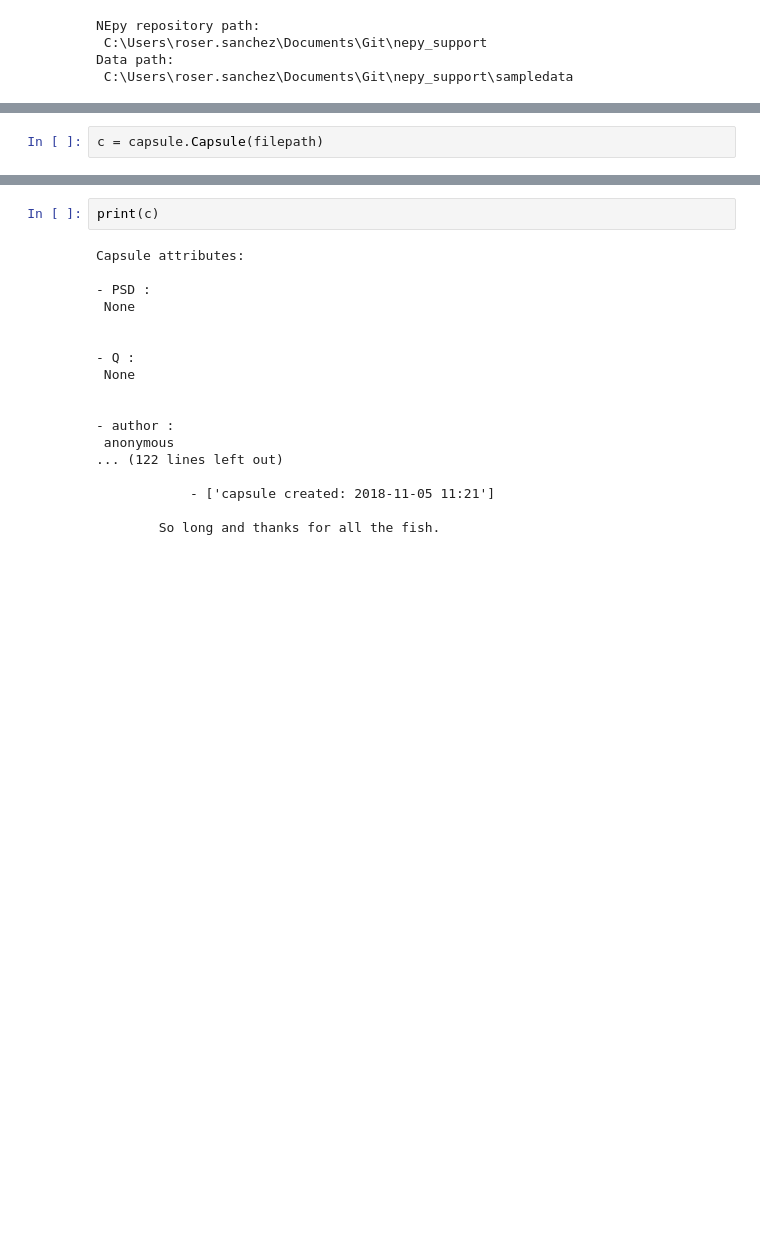
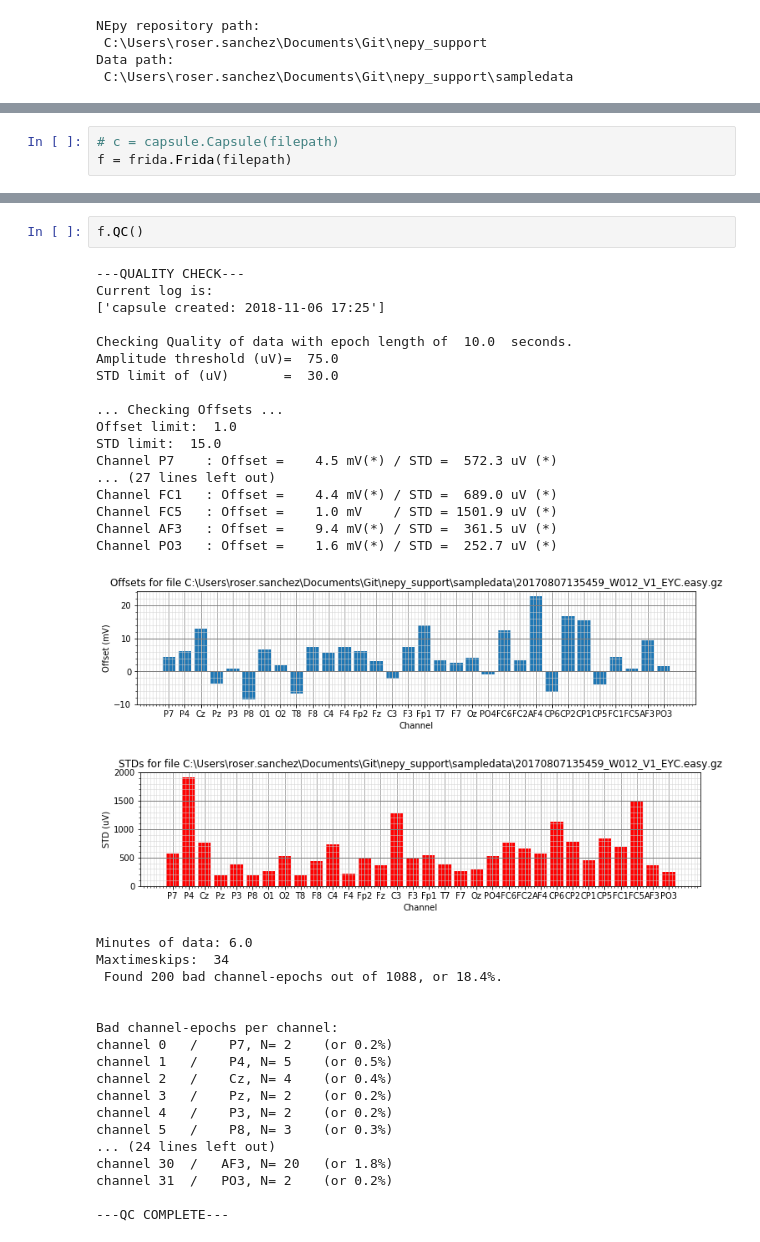
Before and after one commit to Neuroelectrics/NEPy, a Jupyter notebook: demos/test_capsule.ipynb, the cells around one changed output, grey strips where cells are left out. Saved outputs shown, nothing was run; the diff lists cells and outputs as text; blank space fills up the shorter version.

Commit message:
frida update
seems to work fine.
Still more Docstrings and functions to add: batch, stacker...

```diff
--- a/demos/test_capsule.ipynb
+++ b/demos/test_capsule.ipynb
@@ -40,3 +41,4 @@ Copy paste the file you want to read (.easy / .easy.gz):
 # %%
-c = capsule.Capsule(filepath)
+# c = capsule.Capsule(filepath)
+f = frida.Frida(filepath)
 # %% [output]
@@ -87,20 +62,39 @@ Current log is:
-# %%
-print(c)
-# %% [output]
-Capsule attributes:
-
-- PSD :
- None
-
-
-- Q :
- None
-
-
-- author :
- anonymous
-... (122 lines left out)
-
-            - ['capsule created: 2018-11-05 11:21']
-
-        So long and thanks for all the fish.
+# %%
+f.QC()
+# %% [output]
+---QUALITY CHECK---
+Current log is:
+['capsule created: 2018-11-06 17:25']
+
+Checking Quality of data with epoch length of  10.0  seconds.
+Amplitude threshold (uV)=  75.0
+STD limit of (uV)       =  30.0
+
+... Checking Offsets ...
+Offset limit:  1.0
+STD limit:  15.0
+Channel P7    : Offset =    4.5 mV(*) / STD =  572.3 uV (*)
+... (27 lines left out)
+Channel FC1   : Offset =    4.4 mV(*) / STD =  689.0 uV (*)
+Channel FC5   : Offset =    1.0 mV    / STD = 1501.9 uV (*)
+Channel AF3   : Offset =    9.4 mV(*) / STD =  361.5 uV (*)
+Channel PO3   : Offset =    1.6 mV(*) / STD =  252.7 uV (*)
+[figure, added]
+[figure, added]
+Minutes of data: 6.0
+Maxtimeskips:  34
+ Found 200 bad channel-epochs out of 1088, or 18.4%.
+
+
+Bad channel-epochs per channel:
+channel 0   /    P7, N= 2    (or 0.2%)
+channel 1   /    P4, N= 5    (or 0.5%)
+channel 2   /    Cz, N= 4    (or 0.4%)
+channel 3   /    Pz, N= 2    (or 0.2%)
+channel 4   /    P3, N= 2    (or 0.2%)
+channel 5   /    P8, N= 3    (or 0.3%)
+... (24 lines left out)
+channel 30  /   AF3, N= 20   (or 1.8%)
+channel 31  /   PO3, N= 2    (or 0.2%)
+
+---QC COMPLETE---
```
Also changed, not shown: parts of 7 cells of this notebook, 1 other file.
